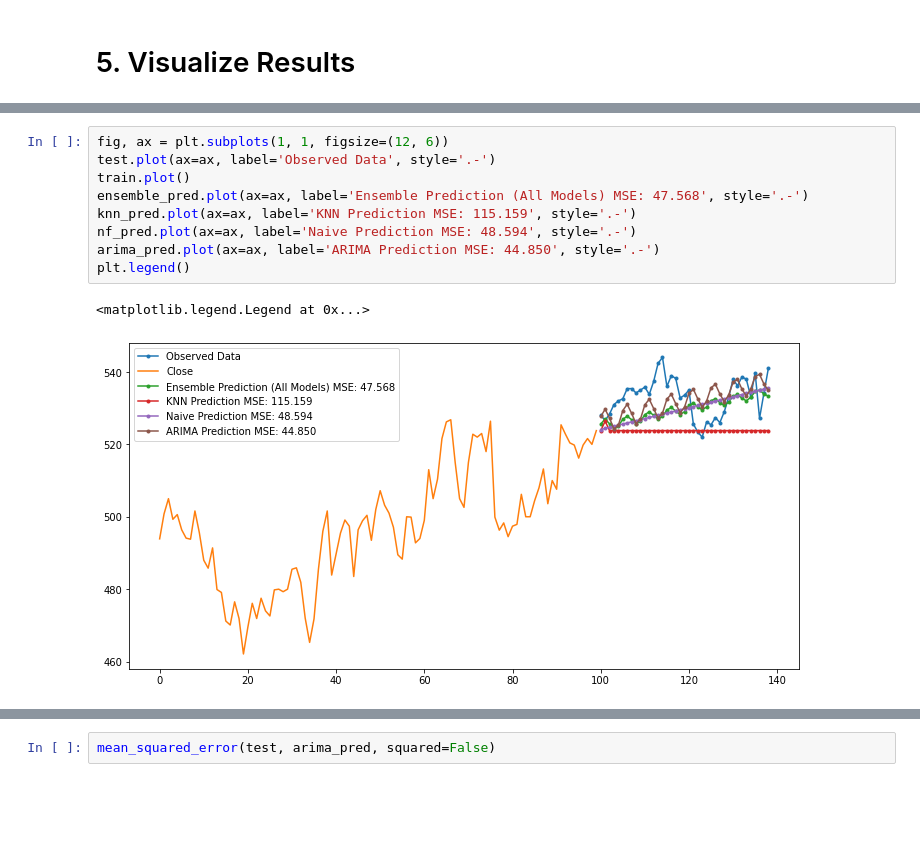
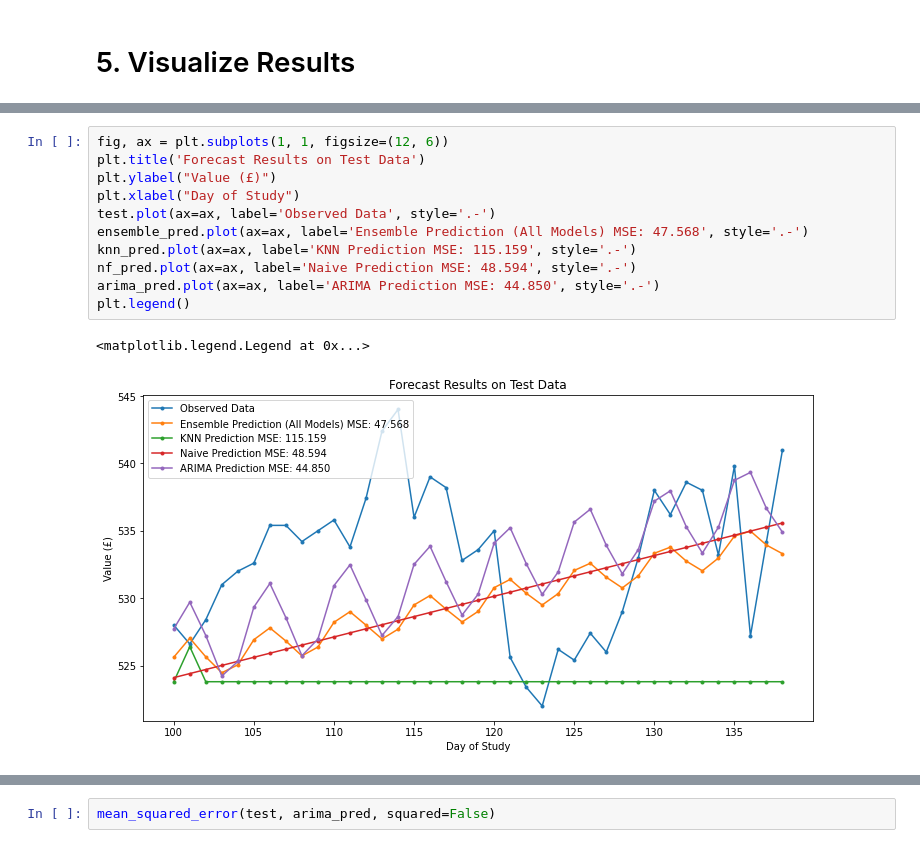
Before and after one commit to ucesqva/SocGenSubmissions, a Jupyter notebook: SocGen_financial_model_Aguilera/SocGen Forecasting Model.ipynb, the cells around one changed output, grey strips where cells are left out. Drawn from its saved outputs; the diff is of its cells as text; blank space fills up the shorter version.

```diff
--- a/SocGen_financial_model_Aguilera/SocGen Forecasting Model.ipynb
+++ b/SocGen_financial_model_Aguilera/SocGen Forecasting Model.ipynb
@@ -345,12 +365,14 @@ arima_pred = pd.Series(arima_pred, index=test[:len(test)].index)
 # %%
 fig, ax = plt.subplots(1, 1, figsize=(12, 6))
+plt.title('Forecast Results on Test Data')
+plt.ylabel("Value (£)")
+plt.xlabel("Day of Study")
 test.plot(ax=ax, label='Observed Data', style='.-')
-train.plot()
 ensemble_pred.plot(ax=ax, label='Ensemble Prediction (All Models) MSE: 47.568', style='.-')
 knn_pred.plot(ax=ax, label='KNN Prediction MSE: 115.159', style='.-')
 nf_pred.plot(ax=ax, label='Naive Prediction MSE: 48.594', style='.-')
 arima_pred.plot(ax=ax, label='ARIMA Prediction MSE: 44.850', style='.-')
 plt.legend()
 # %% [output]
 <matplotlib.legend.Legend at 0x...>
-[figure, old version]
+[figure, new version]
```
Also changed, not shown: parts of 8 cells of this notebook.
